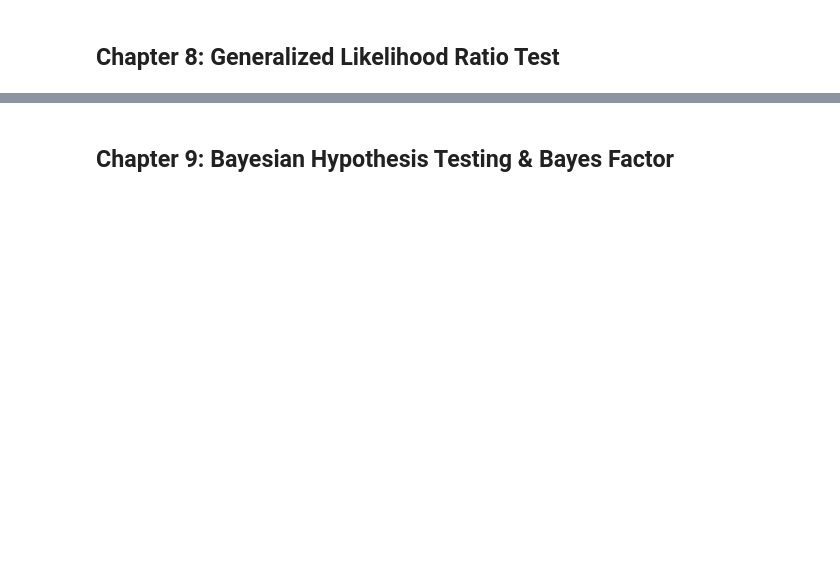
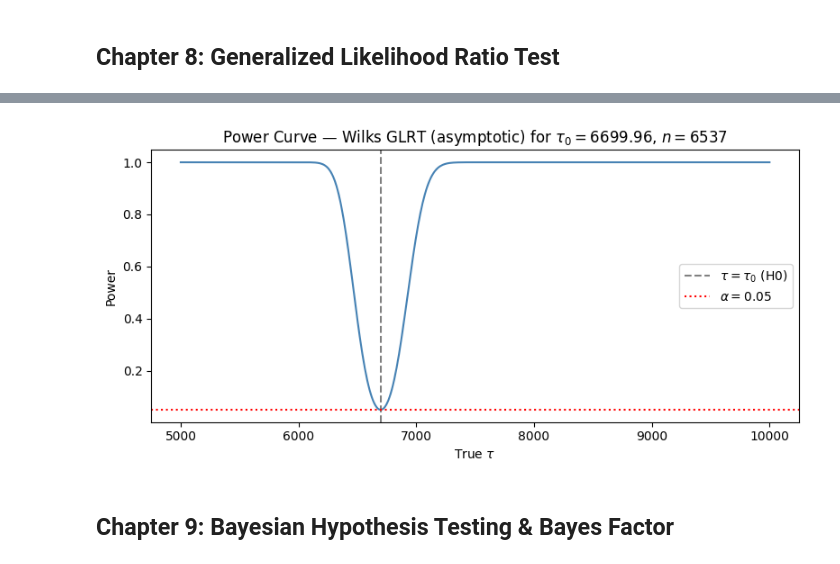
Before and after one commit to su-andrew/stats200q, a Jupyter notebook: Stats200_Book.ipynb, the cells around one changed output, grey strips where cells are left out. Saved outputs shown, nothing was run; the diff lists cells and outputs as text; code cells hidden in the pictures; blank space fills up the shorter version.

```diff
--- a/Stats200_Book.ipynb
+++ b/Stats200_Book.ipynb
@@ -1352,2 +1248,35 @@ plt.show()
+# %%
+from scipy.stats import chi2
+from scipy.stats import norm
+
+n = len(log_returns)
+tau_0 = n / sum(log_returns ** 2)
+alpha = 0.05
+c = chi2.ppf(1-alpha, 1)
+
+tau_grid = np.linspace(5000, 10000, 500)
+
+bound = tau_0 * np.sqrt(2 * c / n)
+
+def power_wilks(tau):
+    se = tau * np.sqrt(2 / n)
+    z_lower = (tau_0 - bound - tau) / se
+    z_upper = (tau_0 + bound - tau) / se
+    return norm.cdf(z_lower) + (1 - norm.cdf(z_upper))
+
+pow_vals = [power_wilks(tau) for tau in tau_grid]
+
+plt.figure(figsize=(8, 4))
+plt.plot(tau_grid, pow_vals, color='steelblue')
+plt.axvline(tau_0, color='gray', linestyle='--', label=r'$\tau = \tau_0$ (H0)')
+plt.axhline(alpha, color='red', linestyle=':', label=rf'$\alpha = {alpha}$')
+plt.xlabel(r'True $\tau$')
+plt.ylabel('Power')
+plt.title(rf'Power Curve — Wilks GLRT (asymptotic) for $\tau_0={tau_0:.2f}$, $n={n}$')
+plt.legend()
+plt.tight_layout()
+plt.show()
+# %% [output]
+[figure, added]
 # %% [markdown]
 ## Chapter 9: Bayesian Hypothesis Testing & Bayes Factor
```
Also changed, not shown: parts of 49 cells of this notebook, 1 other file.
